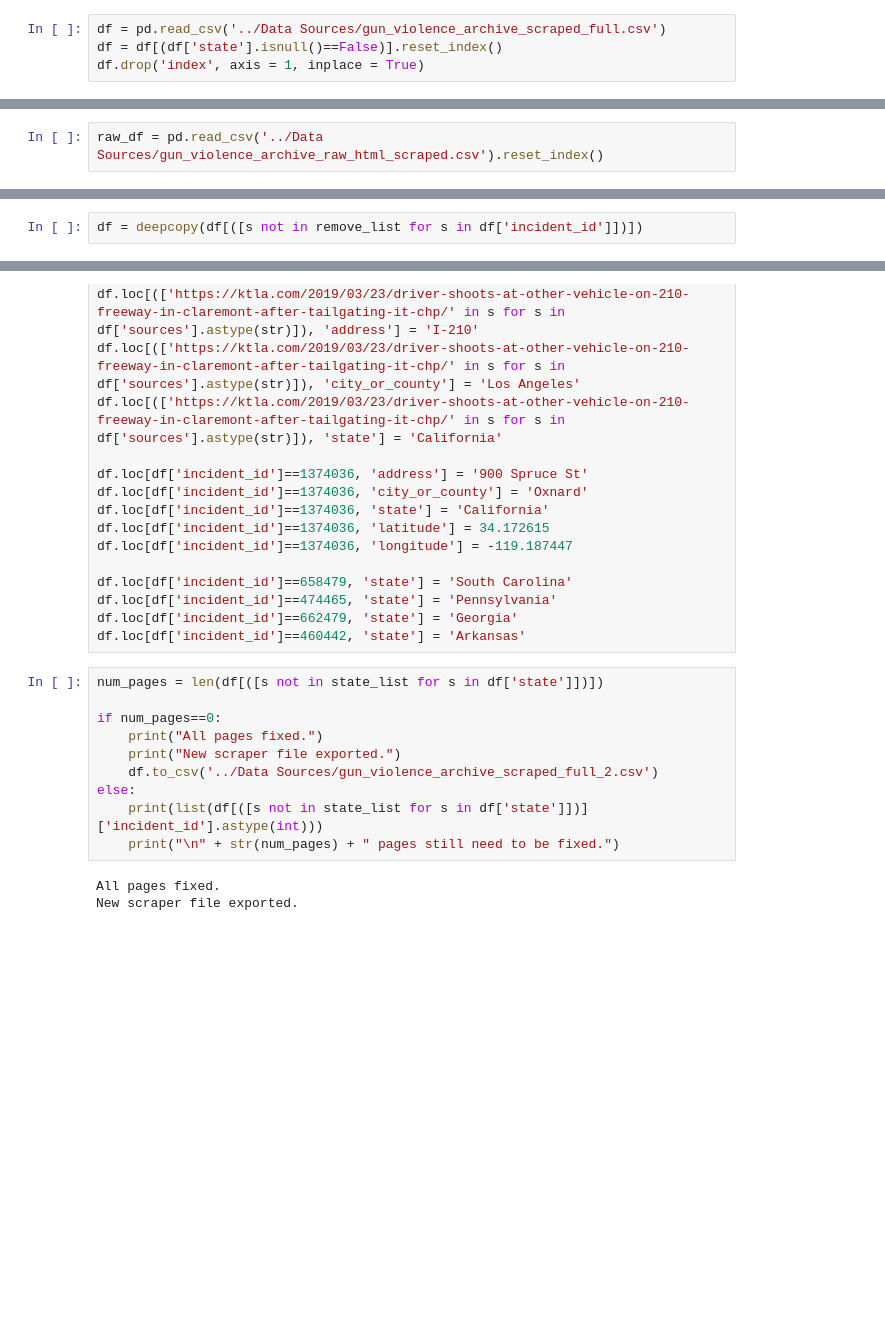
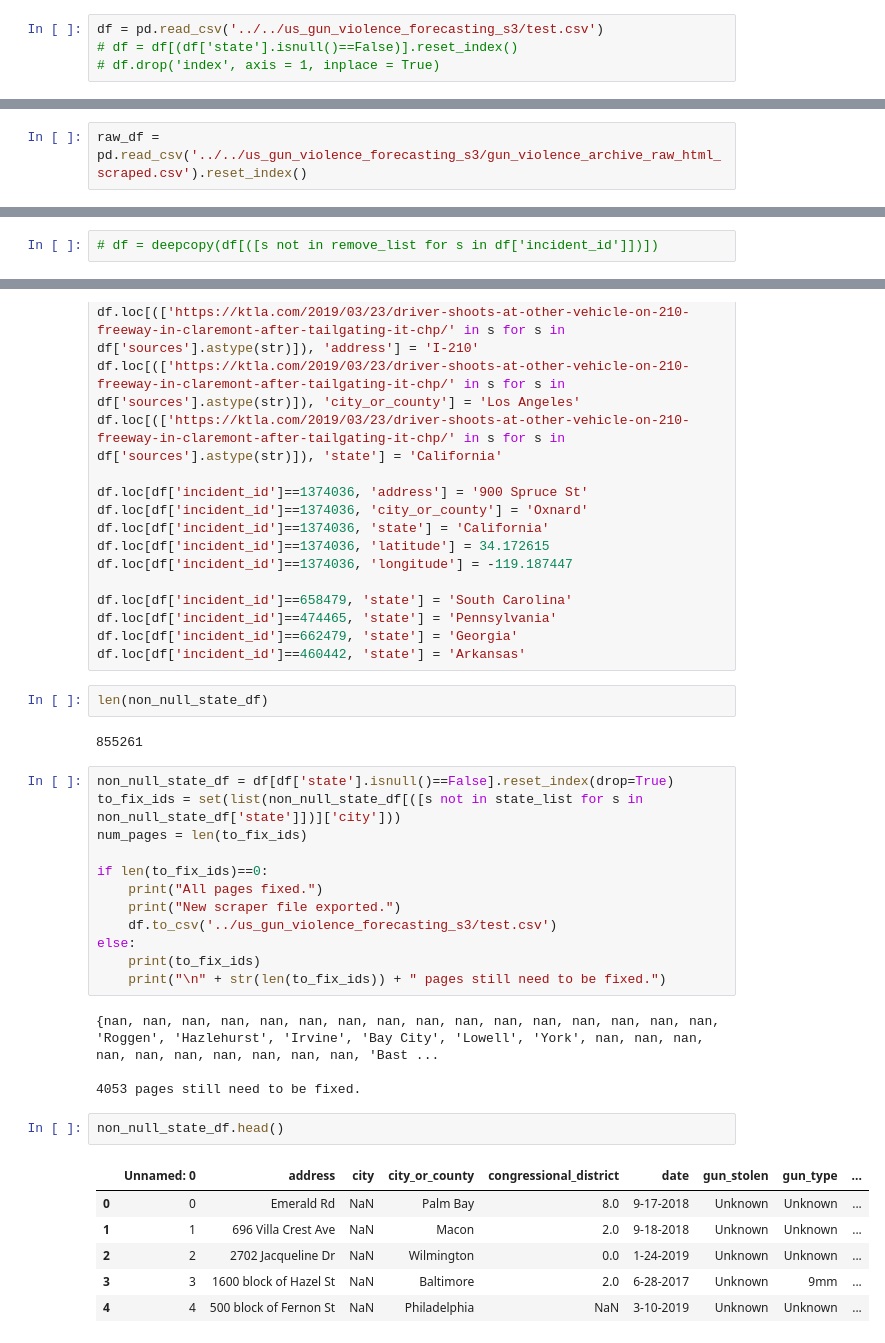
Before and after one commit to cyaris/us_gun_violence_forecasting, a Jupyter notebook: Data Cleaning/Gun Violence Archive – Data Cleaning – Fixing Scraper File.ipynb, the cells around one changed output, grey strips where cells are left out. Drawn from its saved outputs; the diff is of its cells as text; blank space fills up the shorter version.

```diff
--- a/Data Cleaning/Gun Violence Archive – Data Cleaning – Fixing Scraper File.ipynb
+++ b/Data Cleaning/Gun Violence Archive – Data Cleaning – Fixing Scraper File.ipynb
@@ -27,4 +29,4 @@ state_list = ['Florida', 'Georgia', 'Delaware',
 # %%
-df = pd.read_csv('../Data Sources/gun_violence_archive_scraped_full.csv')
-df = df[(df['state'].isnull()==False)].reset_index()
-df.drop('index', axis = 1, inplace = True)
+df = pd.read_csv('../../us_gun_violence_forecasting_s3/test.csv')
+# df = df[(df['state'].isnull()==False)].reset_index()
+# df.drop('index', axis = 1, inplace = True)
@@ -35,5 +33,5 @@ len(df)
 # %%
-raw_df = pd.read_csv('../Data Sources/gun_violence_archive_raw_html_scraped.csv').reset_index()
+raw_df = pd.read_csv('../../us_gun_violence_forecasting_s3/gun_violence_archive_raw_html_scraped.csv').reset_index()
 # %%
 # remove pages that have been removed since scraped for a second time.
 # these have been added back as new pages
@@ -45,5 +43,5 @@ len(df)
 # %%
-df = deepcopy(df[([s not in remove_list for s in df['incident_id']])])
+# df = deepcopy(df[([s not in remove_list for s in df['incident_id']])])
 # %%
 len(df)
 # %% [output]
@@ -193,16 +192,32 @@ df.loc[df['incident_id']==658479, 'state'] = 'South Carolina'
 df.loc[df['incident_id']==474465, 'state'] = 'Pennsylvania'
 df.loc[df['incident_id']==662479, 'state'] = 'Georgia'
 df.loc[df['incident_id']==460442, 'state'] = 'Arkansas'
+# %%
+len(non_null_state_df)
+# %% [output]
+855261
 # %%
-num_pages = len(df[([s not in state_list for s in df['state']])])
+non_null_state_df = df[df['state'].isnull()==False].reset_index(drop=True)
+to_fix_ids = set(list(non_null_state_df[([s not in state_list for s in non_null_state_df['state']])]['city']))
+num_pages = len(to_fix_ids)
 
-if num_pages==0:
+if len(to_fix_ids)==0:
     print("All pages fixed.")
     print("New scraper file exported.")
-    df.to_csv('../Data Sources/gun_violence_archive_scraped_full_2.csv')
+    df.to_csv('../us_gun_violence_forecasting_s3/test.csv')
 else:
-    print(list(df[([s not in state_list for s in df['state']])]['incident_id'].astype(int)))
-    print("\n" + str(num_pages) + " pages still need to be fixed.")
+    print(to_fix_ids)
+    print("\n" + str(len(to_fix_ids)) + " pages still need to be fixed.")
 # %% [output]
-All pages fixed.
-New scraper file exported.
+{nan, nan, nan, nan, nan, nan, nan, nan, nan, nan, nan, nan, nan, nan, nan, nan, 'Roggen', 'Hazlehurst', 'Irvine', 'Bay City', 'Lowell', 'York', nan, nan, nan, nan, nan, nan, nan, nan, nan, nan, 'Bast ...
+
+4053 pages still need to be fixed.
+# %%
+non_null_state_df.head()
+# %% [output]
+|  | Unnamed: 0 | address | city | city_or_county | congressional_district | date | gun_stolen | gun_type | ... |
+| 0 | 0 | Emerald Rd | NaN | Palm Bay | 8.0 | 9-17-2018 | Unknown | Unknown | ... |
+| 1 | 1 | 696 Villa Crest Ave | NaN | Macon | 2.0 | 9-18-2018 | Unknown | Unknown | ... |
+| 2 | 2 | 2702 Jacqueline Dr | NaN | Wilmington | 0.0 | 1-24-2019 | Unknown | Unknown | ... |
+| 3 | 3 | 1600 block of Hazel St | NaN | Baltimore | 2.0 | 6-28-2017 | Unknown | 9mm | ... |
+| 4 | 4 | 500 block of Fernon St | NaN | Philadelphia | NaN | 3-10-2019 | Unknown | Unknown | ... |
```
Also changed, not shown: parts of 7 cells of this notebook, 27 other files.
